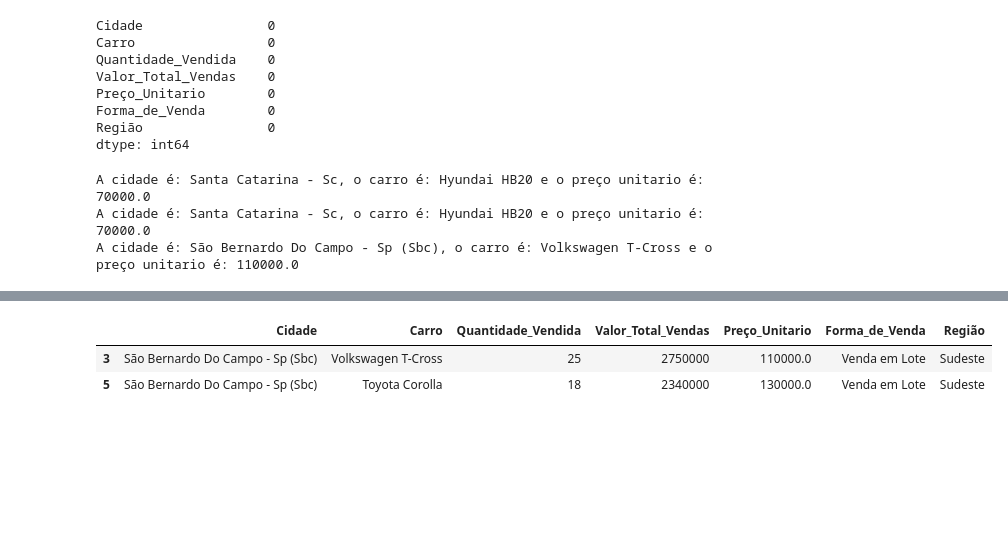
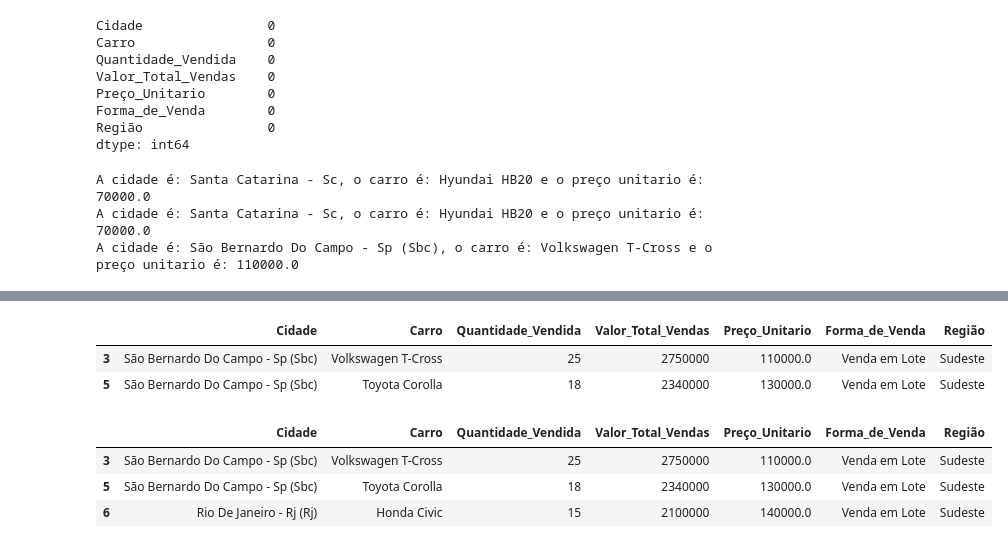
Before and after one commit to TheSousaC/PYTHON, a Jupyter notebook: estudos-bibliotecas/pandas_py/pandas_supremo.ipynb, the cells around one changed output, grey strips where cells are left out. Cells and saved outputs as stored; diff of their text form; code cells hidden in the pictures; blank space fills up the shorter version.

```diff
--- a/estudos-bibliotecas/pandas_py/pandas_supremo.ipynb
+++ b/estudos-bibliotecas/pandas_py/pandas_supremo.ipynb
@@ -176,30 +176,41 @@ print(f"A cidade é: {cidade}, o carro é: {carro} e o preço unitario é: {prec
 
 ##3: Condicional || Pesquisando por uma condição especifica
 df_analise_sbc = df_analise[df_analise["Cidade"] == "São Bernardo Do Campo - Sp (Sbc)"] ##Selecionando todas as linhas onde a coluna Cidade é igual a "São Bernardo Do Campo - Sp (Sbc)"
 
 ##Podemos usar o loc com a condicional para selecionar uma linha e coluna especifica
 cidade = df_analise.loc[df_analise["Cidade"] == "São Bernardo Do Campo - Sp (Sbc)", "Cidade"].values[0] ##Selecionando uma linha e coluna especifica com base em uma condição e pegando somente os valores da coluna Cidade
 carro = df_analise.loc[df_analise["Cidade"] == "São Bernardo Do Campo - Sp (Sbc)", "Carro"].values[0] ##Selecionando uma linha e coluna especifica
 preco_unitario = df_analise.loc[df_analise["Cidade"] == "São Bernardo Do Campo - Sp (Sbc)", "Preço_Unitario"].values[0] ##Selecionando uma linha e coluna especifica
 print(f"A cidade é: {cidade}, o carro é: {carro} e o preço unitario é: {preco_unitario}")
 
 
+##4: Duplas condições
+condicao1 = df_analise["Valor_Total_Vendas"]>2000000
+condicao2 = df_analise["Região"]=="Sudeste"
+df_analise_vendas_2mi = df_analise[condicao1 & condicao2]
+
+
 display(df_analise)
 display(df_analise_sbc)
 df_analise_sbc.to_csv("Vendas_SBC.csv", index=False) ##Exportando o DataFrame para um arquivo CSV
+display(df_analise_vendas_2mi)
 # %% [output]
 A cidade é: Santa Catarina - Sc, o carro é: Hyundai HB20 e o preço unitario é: 70000.0
 A cidade é: Santa Catarina - Sc, o carro é: Hyundai HB20 e o preço unitario é: 70000.0
 A cidade é: São Bernardo Do Campo - Sp (Sbc), o carro é: Volkswagen T-Cross e o preço unitario é: 110000.0
 |  | Cidade | Carro | Quantidade_Vendida | Valor_Total_Vendas | Preço_Unitario | Forma_de_Venda | Região |
 | 0 | Teresina - Pi (The) | Renault Kwid | 35 | 1400000 | 40000.0 | Venda em Lote | Nordeste |
 | 1 | Rio De Janeiro - Rj (Rj) | Chevrolet Onix | 32 | 1920000 | 60000.0 | Venda em Lote | Sudeste |
 | 2 | Santa Catarina - Sc | Hyundai HB20 | 28 | 1960000 | 70000.0 | Venda em Lote | Sudeste |
 | 3 | São Bernardo Do Campo - Sp (Sbc) | Volkswagen T-Cross | 25 | 2750000 | 110000.0 | Venda em Lote | Sudeste |
 | 4 | Teresina - Pi (The) | Fiat Toro | 20 | 2600000 | 130000.0 | Venda em Lote | Nordeste |
 | 5 | São Bernardo Do Campo - Sp (Sbc) | Toyota Corolla | 18 | 2340000 | 130000.0 | Venda em Lote | Sudeste |
 | 6 | Rio De Janeiro - Rj (Rj) | Honda Civic | 15 | 2100000 | 140000.0 | Venda em Lote | Sudeste |
 | 7 | Santa Catarina - Sc | Jeep Compass | 12 | 1800000 | 150000.0 | Venda em Lote | Sudeste |
 |  | Cidade | Carro | Quantidade_Vendida | Valor_Total_Vendas | Preço_Unitario | Forma_de_Venda | Região |
 | 3 | São Bernardo Do Campo - Sp (Sbc) | Volkswagen T-Cross | 25 | 2750000 | 110000.0 | Venda em Lote | Sudeste |
 | 5 | São Bernardo Do Campo - Sp (Sbc) | Toyota Corolla | 18 | 2340000 | 130000.0 | Venda em Lote | Sudeste |
+|  | Cidade | Carro | Quantidade_Vendida | Valor_Total_Vendas | Preço_Unitario | Forma_de_Venda | Região |
+| 3 | São Bernardo Do Campo - Sp (Sbc) | Volkswagen T-Cross | 25 | 2750000 | 110000.0 | Venda em Lote | Sudeste |
+| 5 | São Bernardo Do Campo - Sp (Sbc) | Toyota Corolla | 18 | 2340000 | 130000.0 | Venda em Lote | Sudeste |
+| 6 | Rio De Janeiro - Rj (Rj) | Honda Civic | 15 | 2100000 | 140000.0 | Venda em Lote | Sudeste |
```
Also changed, not shown: parts of 1 cell of this notebook.
